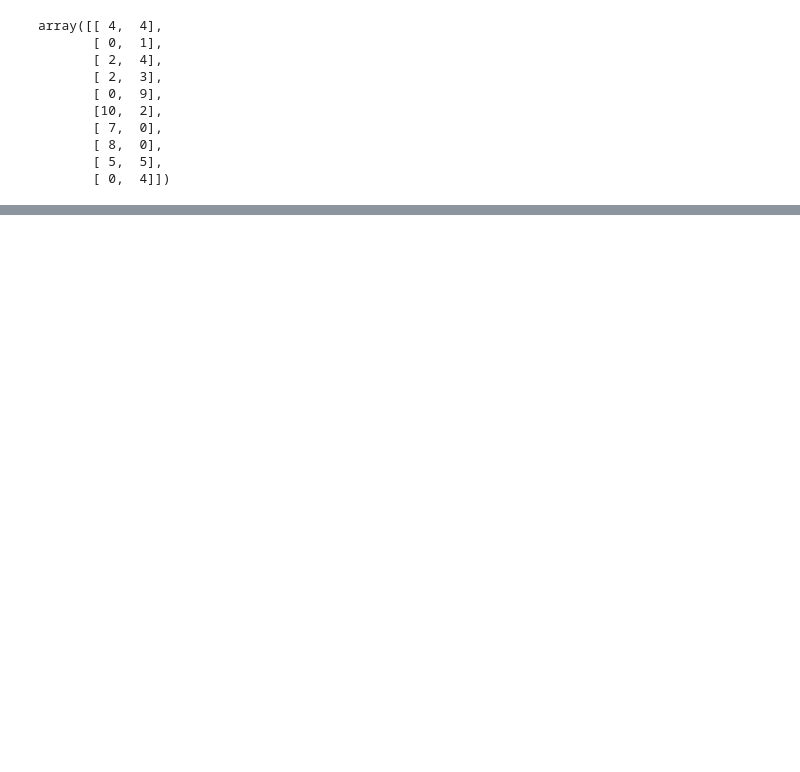
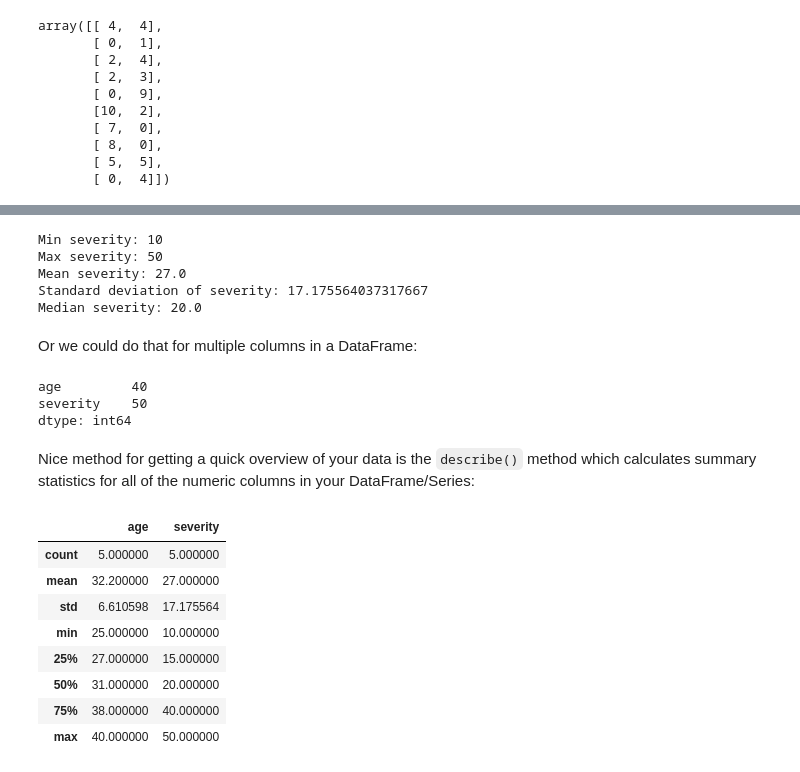
Before and after one commit to abchapman93/PHS_Data_Science_2022_instructor, a Jupyter notebook: Day-1-Intro-to-Python/Python-Packages.ipynb, the cells around one changed output, grey strips where cells are left out. Saved outputs shown, nothing was run; the diff lists cells and outputs as text; code cells hidden in the pictures; blank space fills up the shorter version.

```diff
--- a/Day-1-Intro-to-Python/Python-Packages.ipynb
+++ b/Day-1-Intro-to-Python/Python-Packages.ipynb
@@ -208,0 +498,34 @@ sns.set()
+# %%
+print("Min severity:", severity.min())
+print("Max severity:", severity.max())
+print("Mean severity:", severity.mean())
+print("Standard deviation of severity:", severity.std())
+print("Median severity:", severity.median())
+# %% [output]
+Min severity: 10
+Max severity: 50
+Mean severity: 27.0
+Standard deviation of severity: 17.175564037317667
+Median severity: 20.0
+# %% [markdown]
+Or we could do that for multiple columns in a DataFrame:
+# %%
+df[["age", "severity"]].max()
+# %% [output]
+age         40
+severity    50
+dtype: int64
+# %% [markdown]
+Nice method for getting a quick overview of your data is the `describe()` method which calculates summary statistics for all of the numeric columns in your DataFrame/Series:
+# %%
+df.describe()
+# %% [output]
+|  | age | severity |
+| count | 5.000000 | 5.000000 |
+| mean | 32.200000 | 27.000000 |
+| std | 6.610598 | 17.175564 |
+| min | 25.000000 | 10.000000 |
+| 25% | 27.000000 | 15.000000 |
+| 50% | 31.000000 | 20.000000 |
+| 75% | 38.000000 | 40.000000 |
+| max | 40.000000 | 50.000000 |
```
Also changed, not shown: parts of 88 cells of this notebook, 5 other files.
